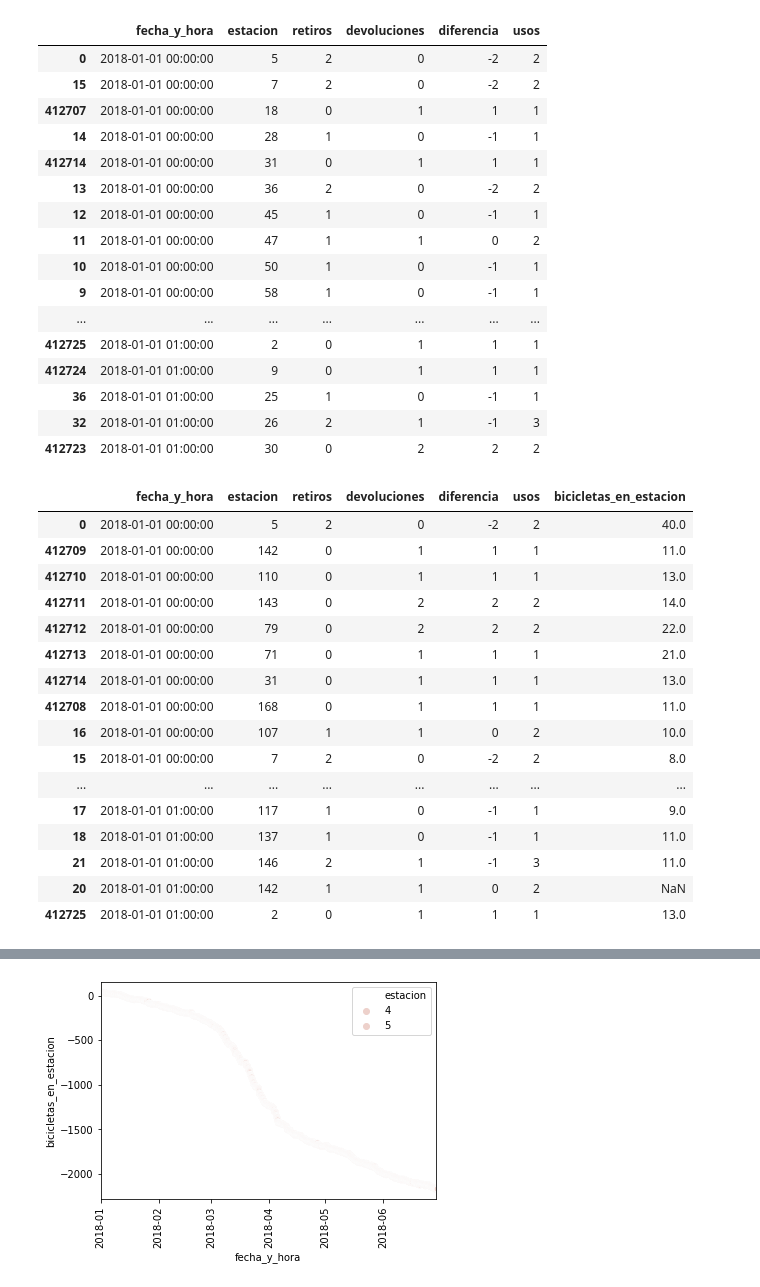
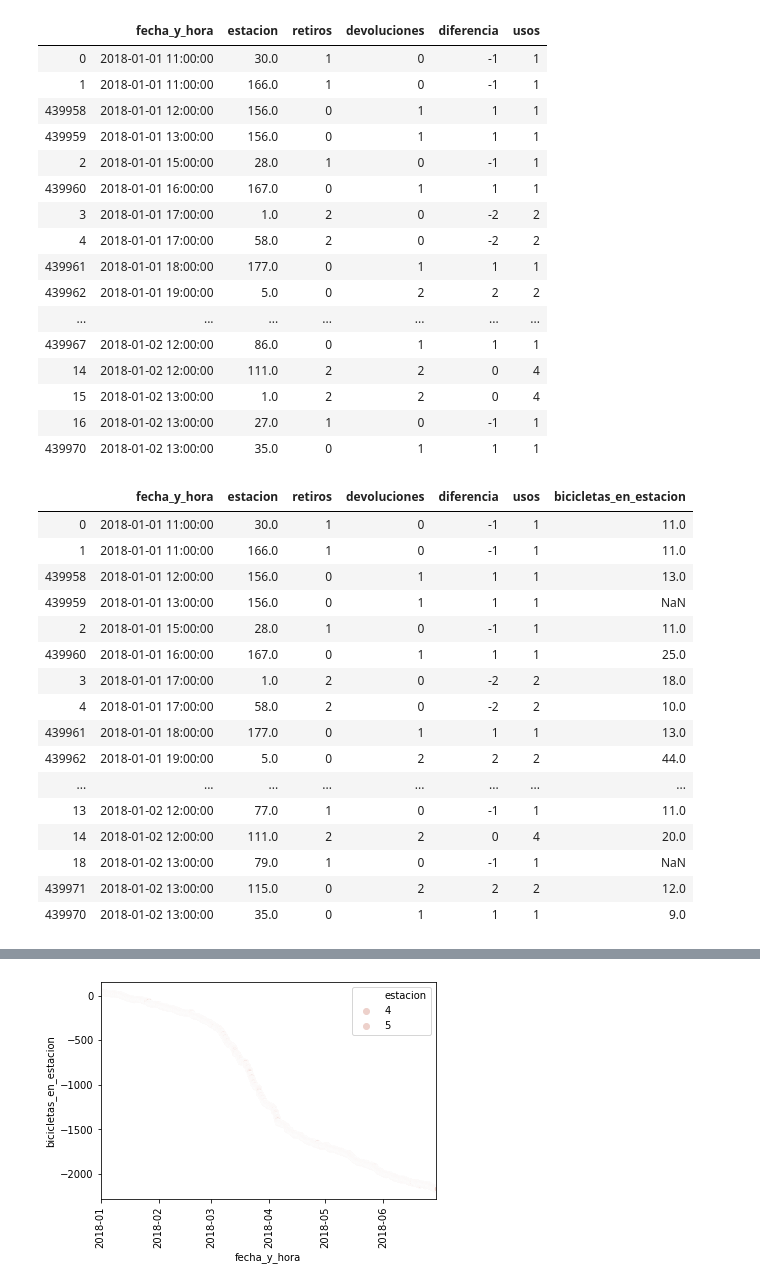
Before and after one commit to amorcecian/pfi, a Jupyter notebook: Dataset Analysis.ipynb, the cells around one changed output, grey strips where cells are left out. Cells and saved outputs as stored; diff of their text form; code cells hidden in the pictures.

```diff
--- a/Dataset Analysis.ipynb
+++ b/Dataset Analysis.ipynb
@@ -12,15 +12,22 @@ import seaborn as sns
 #######################################
 
 # AWS
-server = 'pfidb.ci3ir6nuotoi.sa-east-1.rds.amazonaws.com'
-user = 'admin'
-password = 'AramLucas2020.'
+#server = 'pfidb.ci3ir6nuotoi.sa-east-1.rds.amazonaws.com'
+#user = 'admin'
+#password = 'AramLucas2020.'
+#db = 'pfidb'
+
+# Local DB
+server = 'DESKTOP-3OHRULK'
+user = 'sa'
+password = 'welcome1'
 db = 'pfidb'
 
 conn = pymssql.connect(server,user,password,db)
 
 paths_2018_df = pd.read_sql_query("SELECT * FROM [dbo].[recorridos-realizados-2018]", conn)
-stations_df = pd.read_sql_query("SELECT * FROM [dbo].[estaciones-de-bicicletas-publicas]", conn)
+#paths_2018_df = pd.read_sql_query("SELECT * FROM [dbo].[recorridos_test]", conn)
+df_stations = pd.read_sql_query("SELECT * FROM [dbo].[estaciones-de-bicicletas-publicas]", conn)
 # %%
 bak_df = paths_2018_df.copy()
 paths_2018_df = paths_2018_df.dropna()
@@ -116,54 +123,54 @@ stations_times_df['usos'] = stations_times_df['devoluciones'] + stations_times_d
 stations_times_df.sort_values(['fecha_y_hora', 'estacion']).head(30)
 # %% [output]
 |  | fecha_y_hora | estacion | retiros | devoluciones | diferencia | usos |
-| 0 | 2018-01-01 00:00:00 | 5 | 2 | 0 | -2 | 2 |
-| 15 | 2018-01-01 00:00:00 | 7 | 2 | 0 | -2 | 2 |
-| 412707 | 2018-01-01 00:00:00 | 18 | 0 | 1 | 1 | 1 |
-| 14 | 2018-01-01 00:00:00 | 28 | 1 | 0 | -1 | 1 |
-| 412714 | 2018-01-01 00:00:00 | 31 | 0 | 1 | 1 | 1 |
-| 13 | 2018-01-01 00:00:00 | 36 | 2 | 0 | -2 | 2 |
-| 12 | 2018-01-01 00:00:00 | 45 | 1 | 0 | -1 | 1 |
-| 11 | 2018-01-01 00:00:00 | 47 | 1 | 1 | 0 | 2 |
-| 10 | 2018-01-01 00:00:00 | 50 | 1 | 0 | -1 | 1 |
-| 9 | 2018-01-01 00:00:00 | 58 | 1 | 0 | -1 | 1 |
+| 0 | 2018-01-01 11:00:00 | 30.0 | 1 | 0 | -1 | 1 |
+| 1 | 2018-01-01 11:00:00 | 166.0 | 1 | 0 | -1 | 1 |
+| 439958 | 2018-01-01 12:00:00 | 156.0 | 0 | 1 | 1 | 1 |
+| 439959 | 2018-01-01 13:00:00 | 156.0 | 0 | 1 | 1 | 1 |
+| 2 | 2018-01-01 15:00:00 | 28.0 | 1 | 0 | -1 | 1 |
+| 439960 | 2018-01-01 16:00:00 | 167.0 | 0 | 1 | 1 | 1 |
+| 3 | 2018-01-01 17:00:00 | 1.0 | 2 | 0 | -2 | 2 |
+| 4 | 2018-01-01 17:00:00 | 58.0 | 2 | 0 | -2 | 2 |
+| 439961 | 2018-01-01 18:00:00 | 177.0 | 0 | 1 | 1 | 1 |
+| 439962 | 2018-01-01 19:00:00 | 5.0 | 0 | 2 | 2 | 2 |
 | ... | ... | ... | ... | ... | ... | ... |
-| 412725 | 2018-01-01 01:00:00 | 2 | 0 | 1 | 1 | 1 |
-| 412724 | 2018-01-01 01:00:00 | 9 | 0 | 1 | 1 | 1 |
-| 36 | 2018-01-01 01:00:00 | 25 | 1 | 0 | -1 | 1 |
-| 32 | 2018-01-01 01:00:00 | 26 | 2 | 1 | -1 | 3 |
-| 412723 | 2018-01-01 01:00:00 | 30 | 0 | 2 | 2 | 2 |
+| 439967 | 2018-01-02 12:00:00 | 86.0 | 0 | 1 | 1 | 1 |
+| 14 | 2018-01-02 12:00:00 | 111.0 | 2 | 2 | 0 | 4 |
+| 15 | 2018-01-02 13:00:00 | 1.0 | 2 | 2 | 0 | 4 |
+| 16 | 2018-01-02 13:00:00 | 27.0 | 1 | 0 | -1 | 1 |
+| 439970 | 2018-01-02 13:00:00 | 35.0 | 0 | 1 | 1 | 1 |
 # %%
 first_use_df = stations_times_df.sort_values(['fecha_y_hora', 'estacion'])[['fecha_y_hora', 'estacion']].drop_duplicates(subset='estacion').copy()
 tmp_df = pd.merge(first_use_df,
-                  stations_df[['nro_est', 'capacidad']],
+                  df_stations[['nro_est', 'capacidad']],
                   left_on='estacion', right_on='nro_est',
                   how='left')
 stations_times_full_df = pd.merge(stations_times_df,
                              tmp_df[['fecha_y_hora', 'estacion', 'capacidad']],
                              on=['fecha_y_hora', 'estacion'],
                              how='left')
 stations_times_full_df.rename(columns={'capacidad':'bicicletas_en_estacion'}, inplace=True)
 stations_times_full_df['bicicletas_en_estacion'] += stations_times_full_df['diferencia']
 stations_times_full_df.sort_values('fecha_y_hora', inplace=True)
 stations_times_full_df.head(30)
 # %% [output]
 |  | fecha_y_hora | estacion | retiros | devoluciones | diferencia | usos | bicicletas_en_estacion |
-| 0 | 2018-01-01 00:00:00 | 5 | 2 | 0 | -2 | 2 | 40.0 |
-| 412709 | 2018-01-01 00:00:00 | 142 | 0 | 1 | 1 | 1 | 11.0 |
-| 412710 | 2018-01-01 00:00:00 | 110 | 0 | 1 | 1 | 1 | 13.0 |
-| 412711 | 2018-01-01 00:00:00 | 143 | 0 | 2 | 2 | 2 | 14.0 |
-| 412712 | 2018-01-01 00:00:00 | 79 | 0 | 2 | 2 | 2 | 22.0 |
-| 412713 | 2018-01-01 00:00:00 | 71 | 0 | 1 | 1 | 1 | 21.0 |
-| 412714 | 2018-01-01 00:00:00 | 31 | 0 | 1 | 1 | 1 | 13.0 |
-| 412708 | 2018-01-01 00:00:00 | 168 | 0 | 1 | 1 | 1 | 11.0 |
-| 16 | 2018-01-01 00:00:00 | 107 | 1 | 1 | 0 | 2 | 10.0 |
-| 15 | 2018-01-01 00:00:00 | 7 | 2 | 0 | -2 | 2 | 8.0 |
+| 0 | 2018-01-01 11:00:00 | 30.0 | 1 | 0 | -1 | 1 | 11.0 |
+| 1 | 2018-01-01 11:00:00 | 166.0 | 1 | 0 | -1 | 1 | 11.0 |
+| 439958 | 2018-01-01 12:00:00 | 156.0 | 0 | 1 | 1 | 1 | 13.0 |
+| 439959 | 2018-01-01 13:00:00 | 156.0 | 0 | 1 | 1 | 1 | NaN |
+| 2 | 2018-01-01 15:00:00 | 28.0 | 1 | 0 | -1 | 1 | 11.0 |
+| 439960 | 2018-01-01 16:00:00 | 167.0 | 0 | 1 | 1 | 1 | 25.0 |
+| 3 | 2018-01-01 17:00:00 | 1.0 | 2 | 0 | -2 | 2 | 18.0 |
+| 4 | 2018-01-01 17:00:00 | 58.0 | 2 | 0 | -2 | 2 | 10.0 |
+| 439961 | 2018-01-01 18:00:00 | 177.0 | 0 | 1 | 1 | 1 | 13.0 |
+| 439962 | 2018-01-01 19:00:00 | 5.0 | 0 | 2 | 2 | 2 | 44.0 |
 | ... | ... | ... | ... | ... | ... | ... | ... |
-| 17 | 2018-01-01 01:00:00 | 117 | 1 | 0 | -1 | 1 | 9.0 |
-| 18 | 2018-01-01 01:00:00 | 137 | 1 | 0 | -1 | 1 | 11.0 |
-| 21 | 2018-01-01 01:00:00 | 146 | 2 | 1 | -1 | 3 | 11.0 |
-| 20 | 2018-01-01 01:00:00 | 142 | 1 | 1 | 0 | 2 | NaN |
-| 412725 | 2018-01-01 01:00:00 | 2 | 0 | 1 | 1 | 1 | 13.0 |
+| 13 | 2018-01-02 12:00:00 | 77.0 | 1 | 0 | -1 | 1 | 11.0 |
+| 14 | 2018-01-02 12:00:00 | 111.0 | 2 | 2 | 0 | 4 | 20.0 |
+| 18 | 2018-01-02 13:00:00 | 79.0 | 1 | 0 | -1 | 1 | NaN |
+| 439971 | 2018-01-02 13:00:00 | 115.0 | 0 | 2 | 2 | 2 | 12.0 |
+| 439970 | 2018-01-02 13:00:00 | 35.0 | 0 | 1 | 1 | 1 | 9.0 |
 # %%
 #station_5_df = stations_times_full_df[stations_times_full_df['estacion'] == 5].copy().sort_values('fecha_y_hora')
 #station_5_df['previous_diff'] = station_5_df['diferencia'].shift(1)
```
Also changed, not shown: parts of 8 cells of this notebook, 2 other files.
